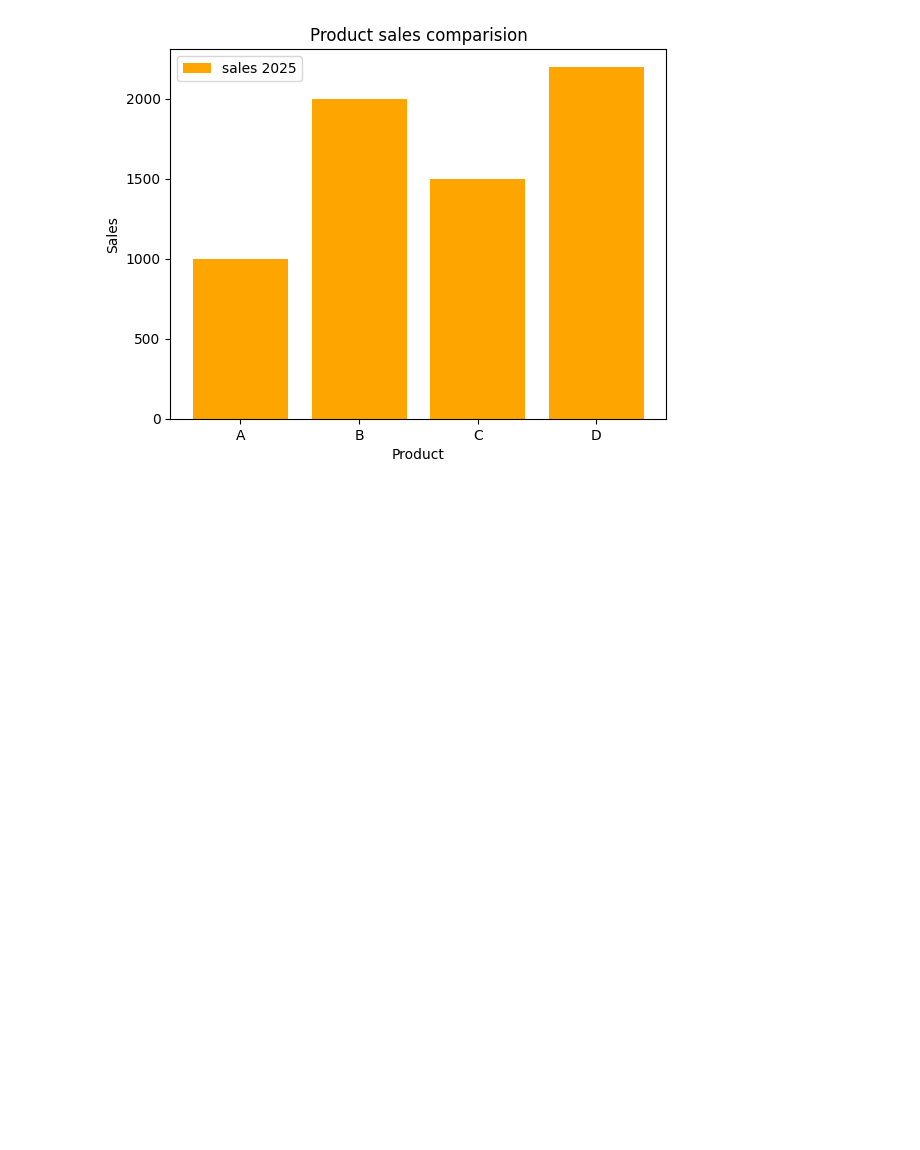
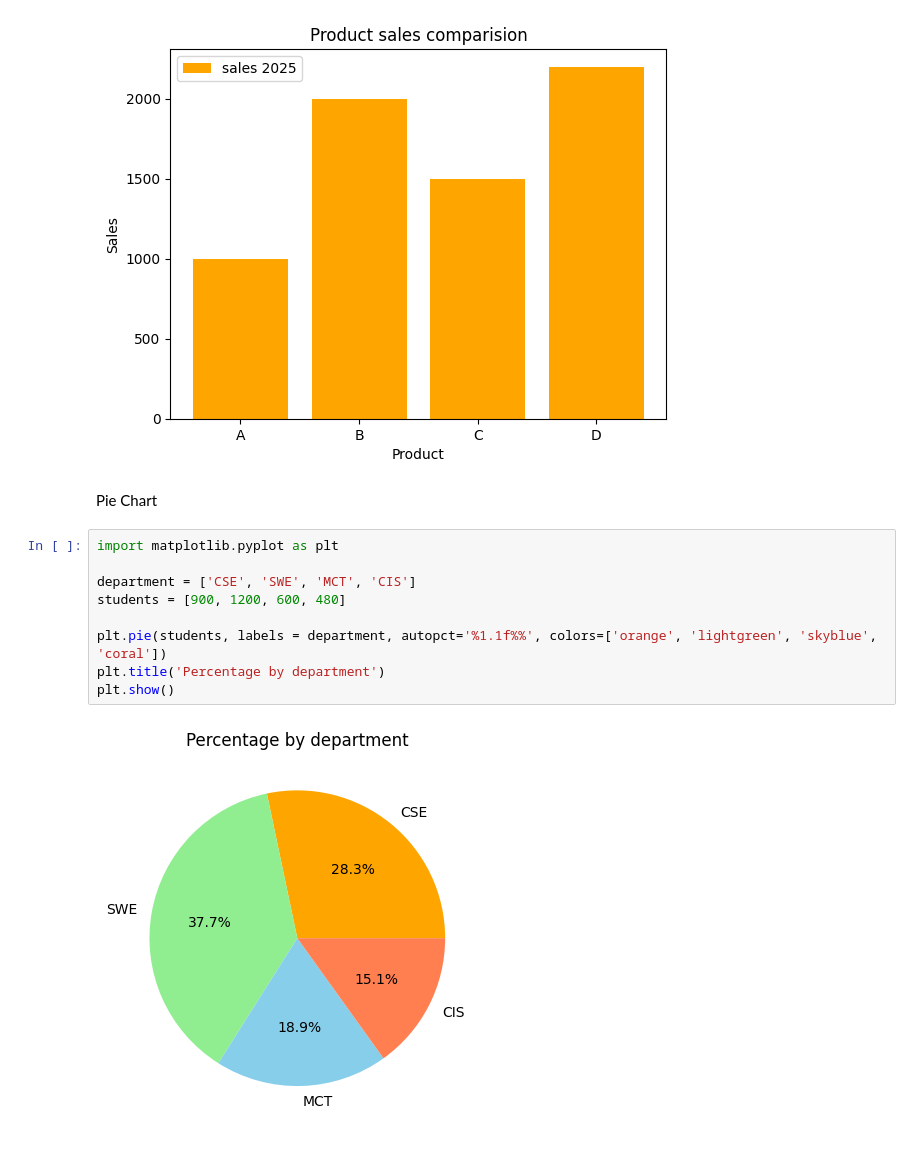
Before and after one commit to jahidstm/Matplotlib, a Jupyter notebook: practice.ipynb, the cells around one changed output. Drawn from its saved outputs; the diff is of its cells as text; blank space fills up the shorter version.

Commit message:
Matplotlib

```diff
--- a/practice.ipynb
+++ b/practice.ipynb
@@ -55,3 +55,16 @@ plt.legend()
 plt.show()
 # %% [output]
 [figure]
+# %% [markdown]
+Pie Chart
+# %%
+import matplotlib.pyplot as plt
+
+department = ['CSE', 'SWE', 'MCT', 'CIS']
+students = [900, 1200, 600, 480]
+
+plt.pie(students, labels = department, autopct='%1.1f%%', colors=['orange', 'lightgreen', 'skyblue', 'coral'])
+plt.title('Percentage by department')
+plt.show()
+# %% [output]
+[figure, added]
```
Also changed, not shown: 1 other file.
